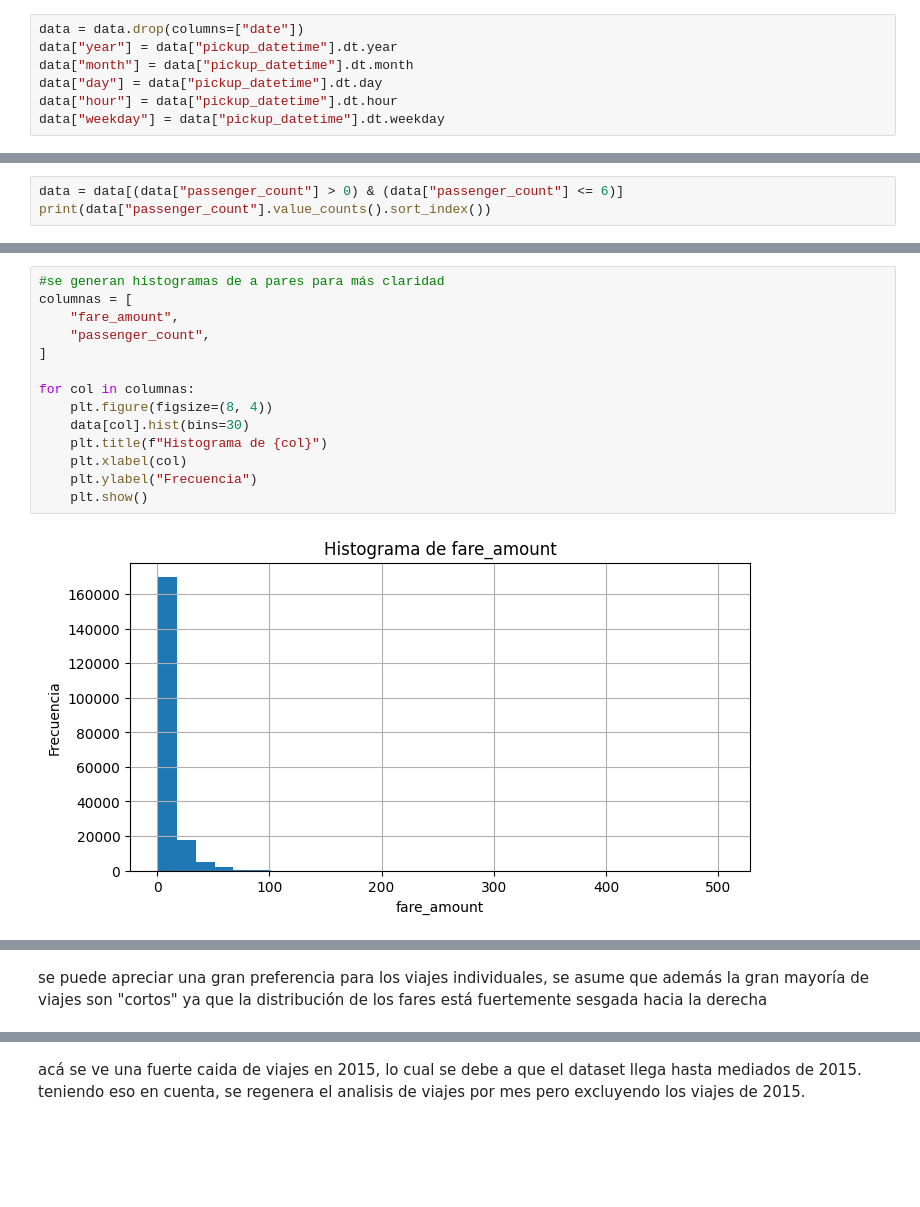
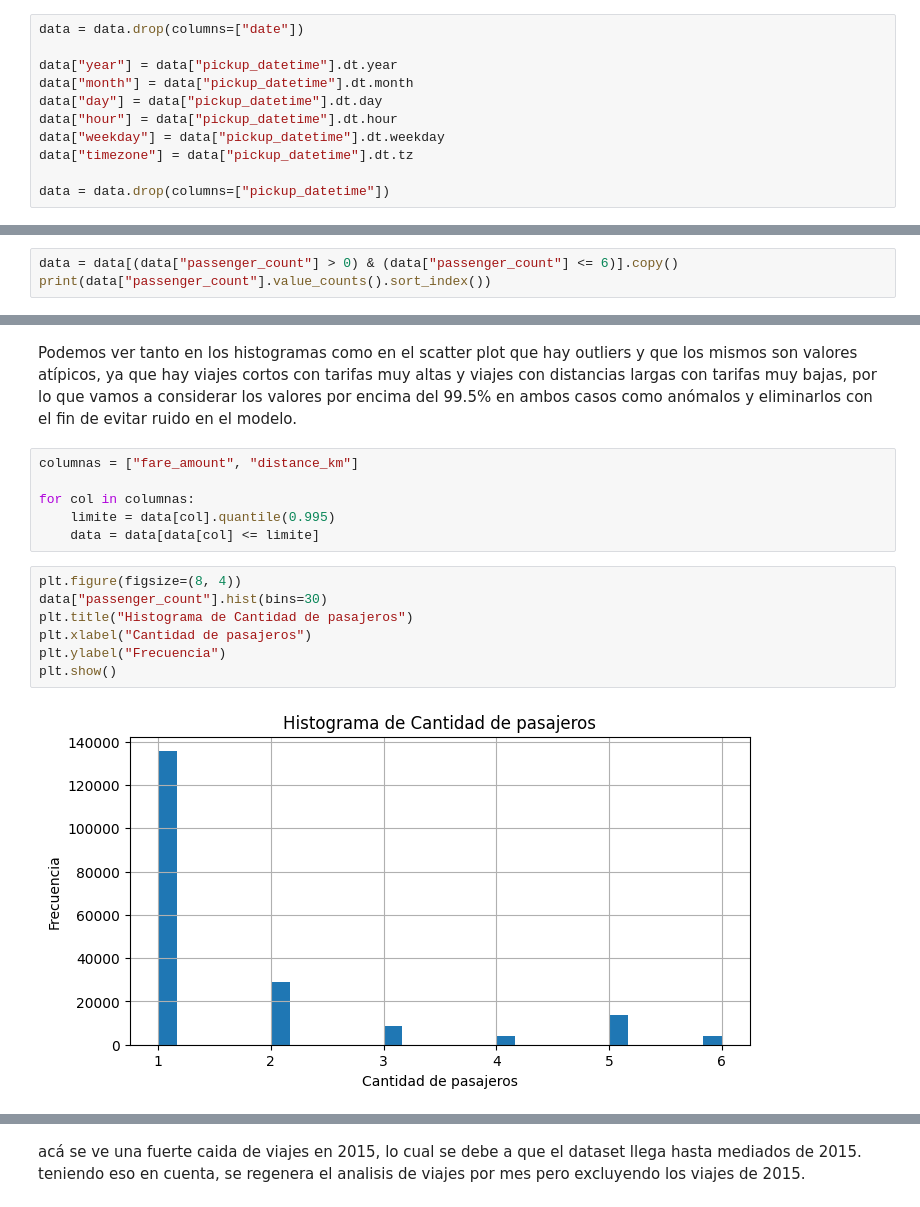
Before and after one commit to SebMun33/AA1-TUIA-2026C1-Onyskiw-Mu-oz, a Jupyter notebook: analisis_descriptivo.ipynb, the cells around one changed output, grey strips where cells are left out. Saved outputs shown, nothing was run; the diff lists cells and outputs as text; blank space fills up the shorter version.

```diff
--- a/analisis_descriptivo.ipynb
+++ b/analisis_descriptivo.ipynb
@@ -147,8 +165,12 @@ se teoriza que datetime y pickup datetime son el mismo campo repetido, al confir
 # %%
 data = data.drop(columns=["date"])
+
 data["year"] = data["pickup_datetime"].dt.year
 data["month"] = data["pickup_datetime"].dt.month
 data["day"] = data["pickup_datetime"].dt.day
 data["hour"] = data["pickup_datetime"].dt.hour
 data["weekday"] = data["pickup_datetime"].dt.weekday
+data["timezone"] = data["pickup_datetime"].dt.tz
+
+data = data.drop(columns=["pickup_datetime"])
 # %% [markdown]
@@ -231,5 +247,5 @@ passenger_count tiene viajes con 0 pasajeros y 208, lo cuál tambien suena a pos
 # %%
-data = data[(data["passenger_count"] > 0) & (data["passenger_count"] <= 6)]
+data = data[(data["passenger_count"] > 0) & (data["passenger_count"] <= 6)].copy()
 print(data["passenger_count"].value_counts().sort_index())
 # %% [output]
 passenger_count
@@ -367,16 +409,17 @@ utilizando la ecuacion de Haversine, la cuál se emplea para calcular la menor d
+# %% [markdown]
+Podemos ver tanto en los histogramas como en el scatter plot que hay outliers y que los mismos son valores atípicos, ya que hay viajes cortos con tarifas muy altas y viajes con distancias largas con tarifas muy bajas, por lo que vamos a considerar los valores por encima del 99.5% en ambos casos como anómalos y eliminarlos con el fin de evitar ruido en el modelo.
+# %%
+columnas = ["fare_amount", "distance_km"]
+
+for col in columnas:
+    limite = data[col].quantile(0.995)
+    data = data[data[col] <= limite]
 # %%
-#se generan histogramas de a pares para más claridad
-columnas = [
-    "fare_amount",
-    "passenger_count",
-]
-
-for col in columnas:
-    plt.figure(figsize=(8, 4))
-    data[col].hist(bins=30)
-    plt.title(f"Histograma de {col}")
-    plt.xlabel(col)
-    plt.ylabel("Frecuencia")
-    plt.show()
+plt.figure(figsize=(8, 4))
+data["passenger_count"].hist(bins=30)
+plt.title("Histograma de Cantidad de pasajeros")
+plt.xlabel("Cantidad de pasajeros")
+plt.ylabel("Frecuencia")
+plt.show()
 # %% [output]
-[figure, old version]
+[figure, new version]
@@ -384,5 +426,3 @@ for col in columnas:
-# %% [markdown]
-se puede apreciar una gran preferencia para los viajes individuales, se asume que además la gran mayoría de viajes son "cortos" ya que la distribución de los fares está fuertemente sesgada hacia la derecha
 # %%
 columnas = [
     "year",
```
Also changed, not shown: parts of 52 cells of this notebook, 1 other file.
